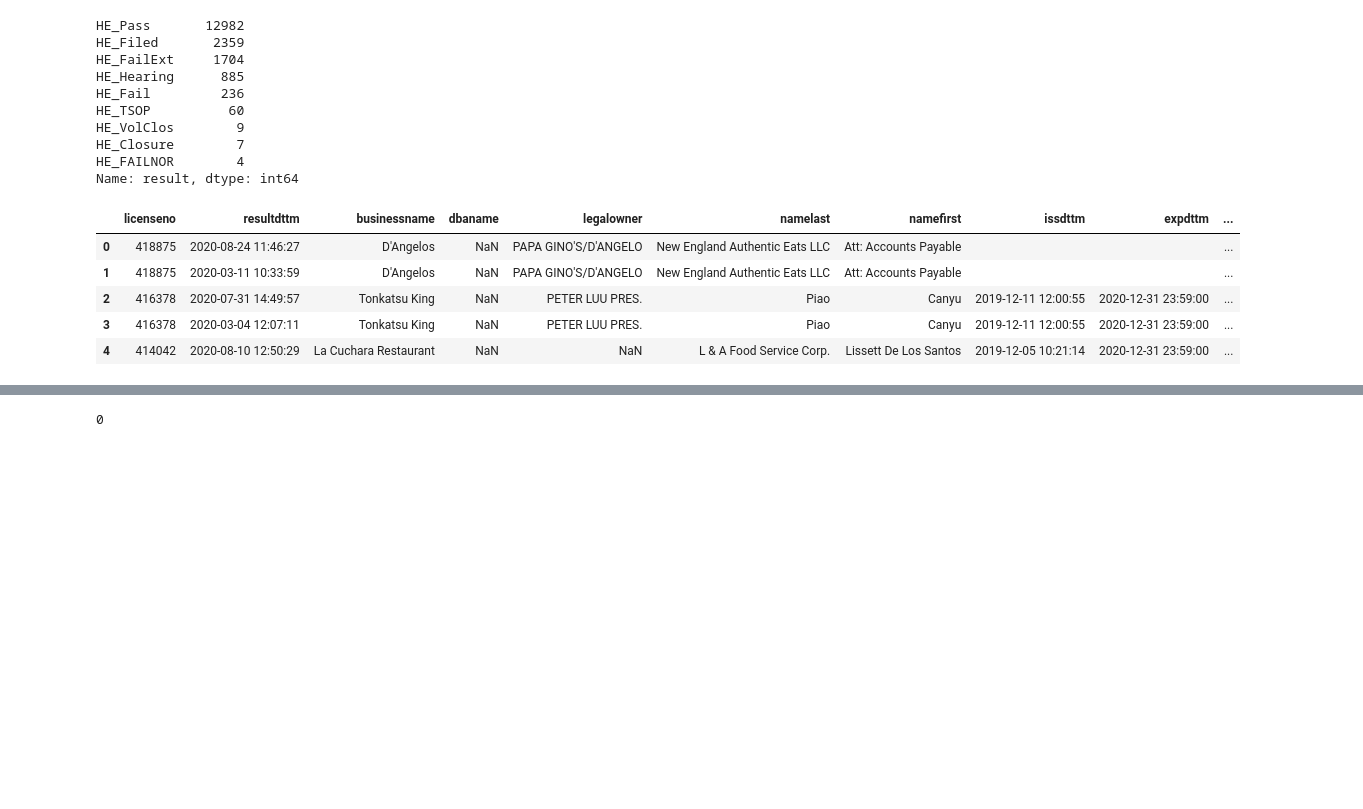
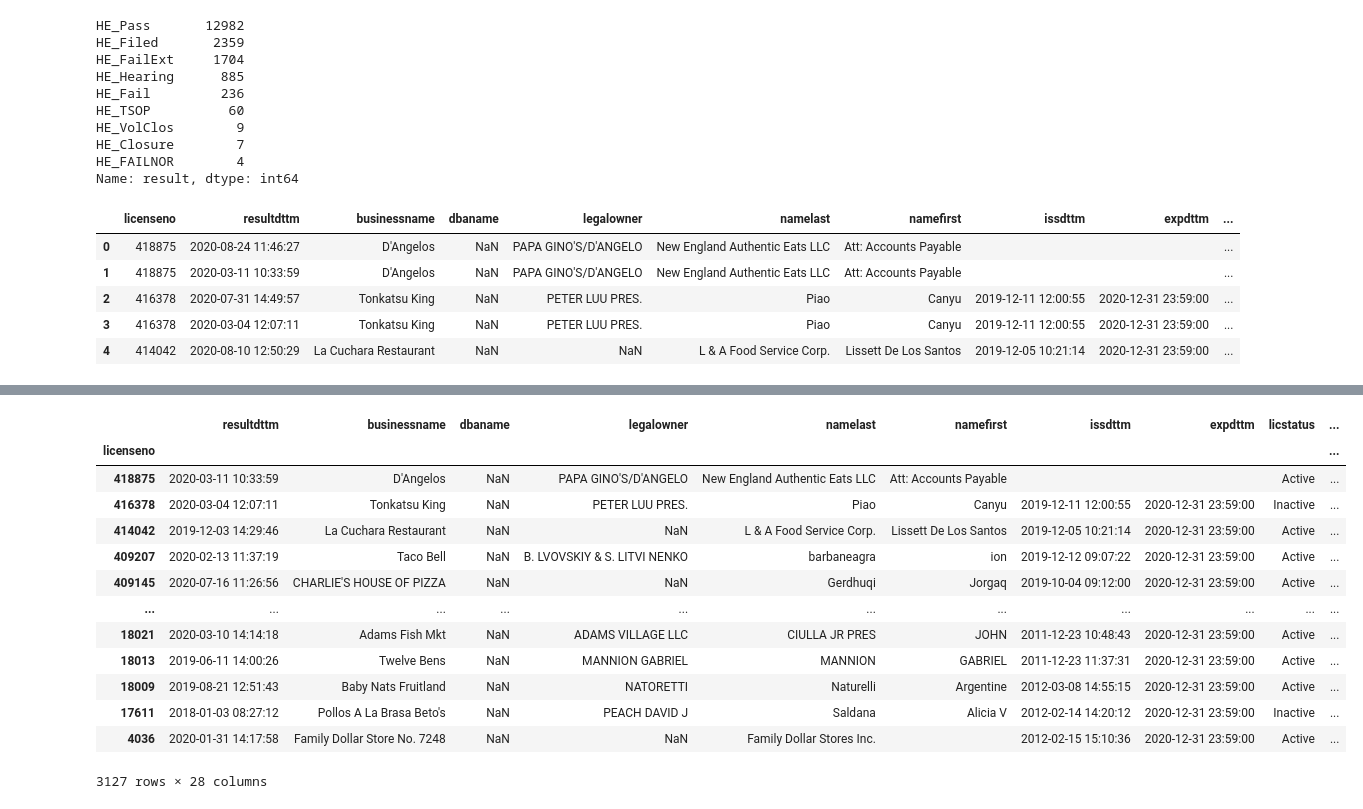
Before and after one commit to navish92/Restaurant_Inspections, a Jupyter notebook: Reshaping_Inspection_Data.ipynb, the cells around one changed output, grey strips where cells are left out. Drawn from its saved outputs; the diff is of its cells as text; code cells hidden in the pictures; blank space fills up the shorter version.

Commit message:
Finished cleaning inspection data, combining rows & then combining with yelp data

```diff
--- a/Reshaping_Inspection_Data.ipynb
+++ b/Reshaping_Inspection_Data.ipynb
@@ -142,7 +127,10 @@ df_ins_summarized = df_ins_summarized[~(df_ins_summarized.result.isin(drop_resul
 df_ins_summarized.inspection_type.fillna(value="Routine_new",inplace=True)
 df_ins_summarized.sort_values(by=['licenseno','resultdttm'],ascending=False,ignore_index=True,inplace=True)
 df_ins_summarized['days_since_last_inspection'] = df_ins_summarized.resultdttm_diff.dt.days
-df_ins_summarized.drop(columns='resultdttm_diff',inplace=True)
+
+#Dropping columns whose values do not make sense in grouped dataframe.
+df_ins_summarized.drop(columns=['violation','viollevel','violdesc','violstatus','violdesc','violdttm','violstatus','statusdate','comments','resultdttm_diff'],inplace=True)
+
 df_ins_summarized.head(7)
 # %% [output]
 |  | licenseno | resultdttm | businessname | dbaname | legalowner | namelast | namefirst | issdttm | expdttm | ... |
@@ -366,0 +318,10 @@ Name: result_type, Length: 3127, dtype: int64
+# %%
+#dropping target rows to avoid target leakage, followed by dropping the target column.
+#Subsequently, the 'routine_ins_count' is renamed to 'historic_routine_ins_count' & its value is deducted by 1, to reduce the target counting values
+
+df_many_routine_ins_wo_target = df_many_routine_ins[df_many_routine_ins.target.isna()].reset_index(drop=True)
+df_many_routine_ins_wo_target = df_many_routine_ins_wo_target.drop(columns='target')
+
+df_many_routine_ins_wo_target.rename(columns={'routine_ins_count':'historic_routine_ins_count'},inplace=True)
+df_many_routine_ins_wo_target['historic_routine_ins_count'] -= 1
+df_many_routine_ins_wo_target.tail(8)
@@ -366,0 +338,10 @@ Name: result_type, Length: 3127, dtype: int64
+# %%
+#Calculating passed & failed ratios
+
+df_many_routine_ins_wo_target['passed_ins_count'] = df_many_routine_ins_wo_target.groupby('licenseno').result_type.transform('sum')
+df_many_routine_ins_wo_target['failed_ins_count'] = df_many_routine_ins_wo_target['historic_routine_ins_count'] - df_many_routine_ins_wo_target['passed_ins_count']
+
+df_many_routine_ins_wo_target['passed_ins_ratio'] = df_many_routine_ins_wo_target['passed_ins_count']/df_many_routine_ins_wo_target['historic_routine_ins_count']
+df_many_routine_ins_wo_target['failed_ins_ratio'] = df_many_routine_ins_wo_target['failed_ins_count']/df_many_routine_ins_wo_target['historic_routine_ins_count']
+
+df_many_routine_ins_wo_target.head()
@@ -367 +355,26 @@ Name: result_type, Length: 3127, dtype: int64
+# %%
+df_restaurants_inspections = df_many_routine_ins_wo_target.drop_duplicates(subset=['licenseno'],ignore_index=True)
+df_restaurants_inspections.drop(columns=['days_since_last_inspection','inspection_type','result_type','routine_ins_recency',],inplace=True)
+
+df_restaurants_inspections.set_index(keys='licenseno',inplace=True)
+df_restaurants_inspections = df_restaurants_inspections.join(target,how='left')
+
+df_restaurants_inspections.to_csv('restaurants_historic_inspections_cleaned.csv')
+# %%
+df_restaurants_inspections
+# %% [output]
+|  | resultdttm | businessname | dbaname | legalowner | namelast | namefirst | issdttm | expdttm | licstatus | ... |
+| licenseno |  |  |  |  |  |  |  |  |  | ... |
+| 418875 | 2020-03-11 10:33:59 | D'Angelos | NaN | PAPA GINO'S/D'ANGELO | New England Authentic Eats LLC | Att: Accounts Payable |  |  | Active | ... |
+| 416378 | 2020-03-04 12:07:11 | Tonkatsu King | NaN | PETER LUU PRES. | Piao | Canyu | 2019-12-11 12:00:55 | 2020-12-31 23:59:00 | Inactive | ... |
+| 414042 | 2019-12-03 14:29:46 | La Cuchara Restaurant | NaN | NaN | L & A Food Service Corp. | Lissett De Los Santos | 2019-12-05 10:21:14 | 2020-12-31 23:59:00 | Active | ... |
+| 409207 | 2020-02-13 11:37:19 | Taco Bell | NaN | B. LVOVSKIY & S. LITVI NENKO | barbaneagra | ion | 2019-12-12 09:07:22 | 2020-12-31 23:59:00 | Active | ... |
+| 409145 | 2020-07-16 11:26:56 | CHARLIE'S HOUSE OF PIZZA | NaN | NaN | Gerdhuqi | Jorgaq | 2019-10-04 09:12:00 | 2020-12-31 23:59:00 | Active | ... |
+| ... | ... | ... | ... | ... | ... | ... | ... | ... | ... | ... |
+| 18021 | 2020-03-10 14:14:18 | Adams Fish Mkt | NaN | ADAMS VILLAGE LLC | CIULLA JR PRES | JOHN | 2011-12-23 10:48:43 | 2020-12-31 23:59:00 | Active | ... |
+| 18013 | 2019-06-11 14:00:26 | Twelve Bens | NaN | MANNION GABRIEL | MANNION | GABRIEL | 2011-12-23 11:37:31 | 2020-12-31 23:59:00 | Active | ... |
+| 18009 | 2019-08-21 12:51:43 | Baby Nats Fruitland | NaN | NATORETTI | Naturelli | Argentine | 2012-03-08 14:55:15 | 2020-12-31 23:59:00 | Active | ... |
+| 17611 | 2018-01-03 08:27:12 | Pollos A La Brasa Beto's | NaN | PEACH DAVID J | Saldana | Alicia V | 2012-02-14 14:20:12 | 2020-12-31 23:59:00 | Inactive | ... |
+| 4036 | 2020-01-31 14:17:58 | Family Dollar Store No. 7248 | NaN | NaN | Family Dollar Stores Inc. |  | 2012-02-15 15:10:36 | 2020-12-31 23:59:00 | Active | ... |
+3127 rows × 28 columns
 # %%
@@ -369,4 +381,0 @@ df_restaurants = pd.read_csv('restaurant_info_filtered.csv')
-# %%
-df_restaurants.join(df_many)
-# %% [output]
-0
```
Also changed, not shown: parts of 16 cells of this notebook.
